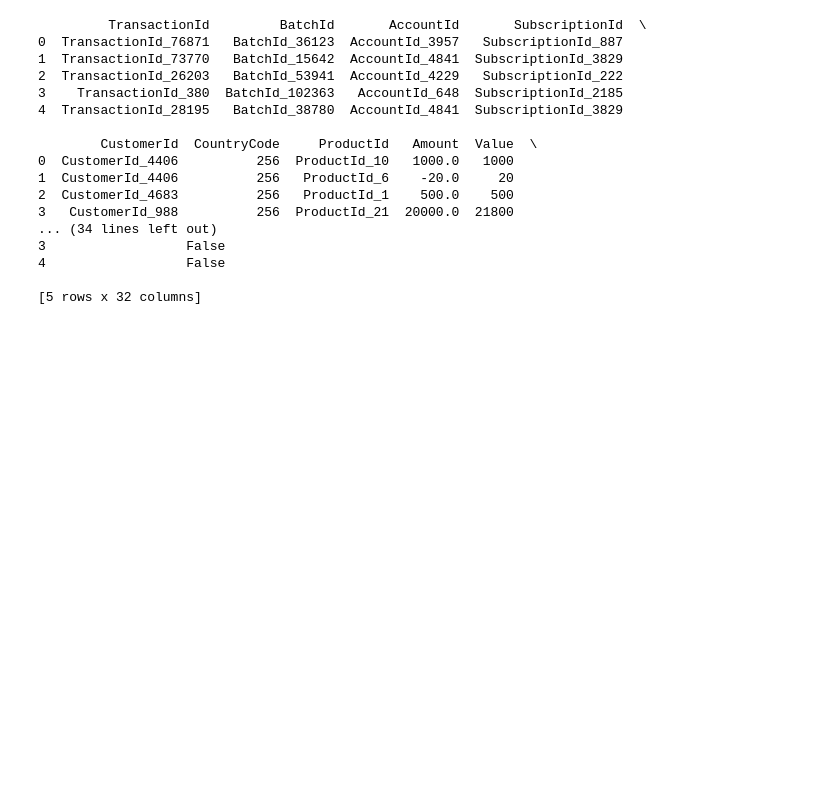
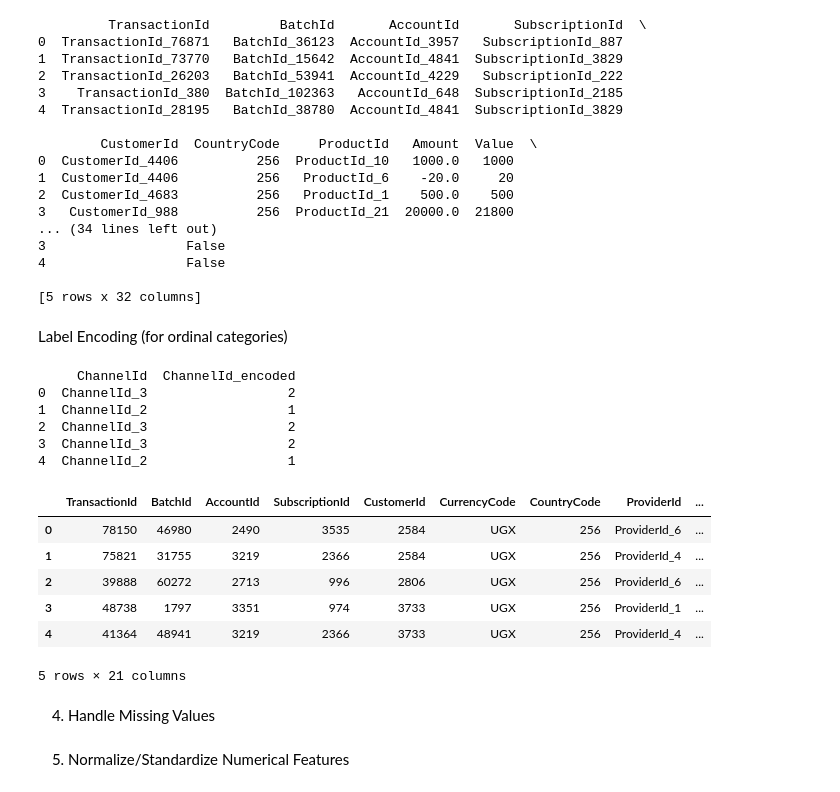
Before and after one commit to brook1167/Bati-Bank, a Jupyter notebook: notebooks/Feature_engineering.ipynb, the cells around one changed output. Drawn from its saved outputs; the diff is of its cells as text; code cells hidden in the pictures; blank space fills up the shorter version.

```diff
--- a/notebooks/Feature_engineering.ipynb
+++ b/notebooks/Feature_engineering.ipynb
@@ -91,3 +88,29 @@ print(df_encoded.head())
 4                  False
 
 [5 rows x 32 columns]
+# %% [markdown]
+Label Encoding (for ordinal categories)
+# %%
+label_encoder = LabelEncoder()
+label_encoded_columns = ['TransactionId', 'BatchId', 'AccountId', 'SubscriptionId', 'CustomerId', 'ProductId']
+for col in label_encoded_columns:
+    df[col] = label_encoder.fit_transform(df[col])
+
+print(df[['ChannelId', 'ChannelId_encoded']].head())
+df.head()
+# %% [output]
+     ChannelId  ChannelId_encoded
+0  ChannelId_3                  2
+1  ChannelId_2                  1
+2  ChannelId_3                  2
+3  ChannelId_3                  2
+4  ChannelId_2                  1
+|  | TransactionId | BatchId | AccountId | SubscriptionId | CustomerId | CurrencyCode | CountryCode | ProviderId | ... |
+| 0 | 78150 | 46980 | 2490 | 3535 | 2584 | UGX | 256 | ProviderId_6 | ... |
+| 1 | 75821 | 31755 | 3219 | 2366 | 2584 | UGX | 256 | ProviderId_4 | ... |
+| 2 | 39888 | 60272 | 2713 | 996 | 2806 | UGX | 256 | ProviderId_6 | ... |
+| 3 | 48738 | 1797 | 3351 | 974 | 3733 | UGX | 256 | ProviderId_1 | ... |
+| 4 | 41364 | 48941 | 3219 | 2366 | 3733 | UGX | 256 | ProviderId_4 | ... |
+5 rows × 21 columns
+# %% [markdown]
+4. Handle Missing Values
@@ -93,0 +123,2 @@ print(df_encoded.head())
+# %% [markdown]
+5. Normalize/Standardize Numerical Features
```
Also changed, not shown: parts of 23 cells of this notebook.
